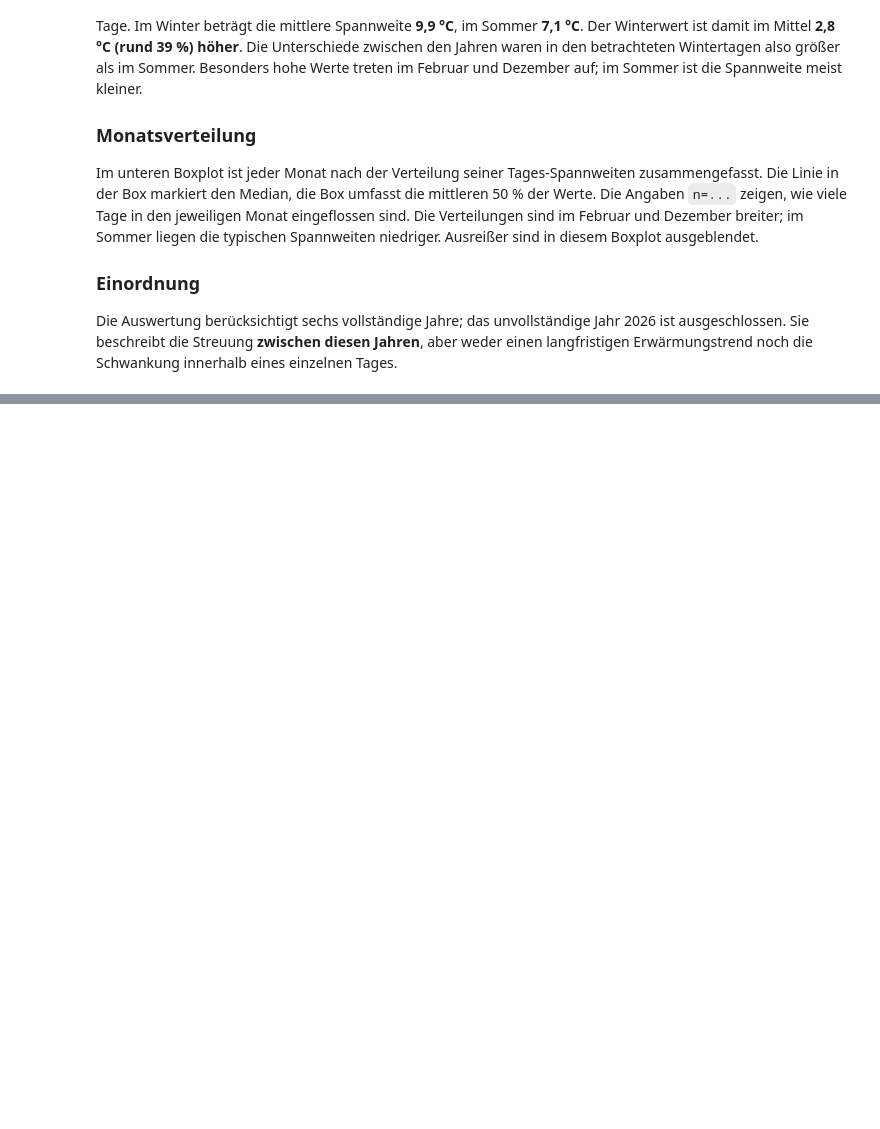
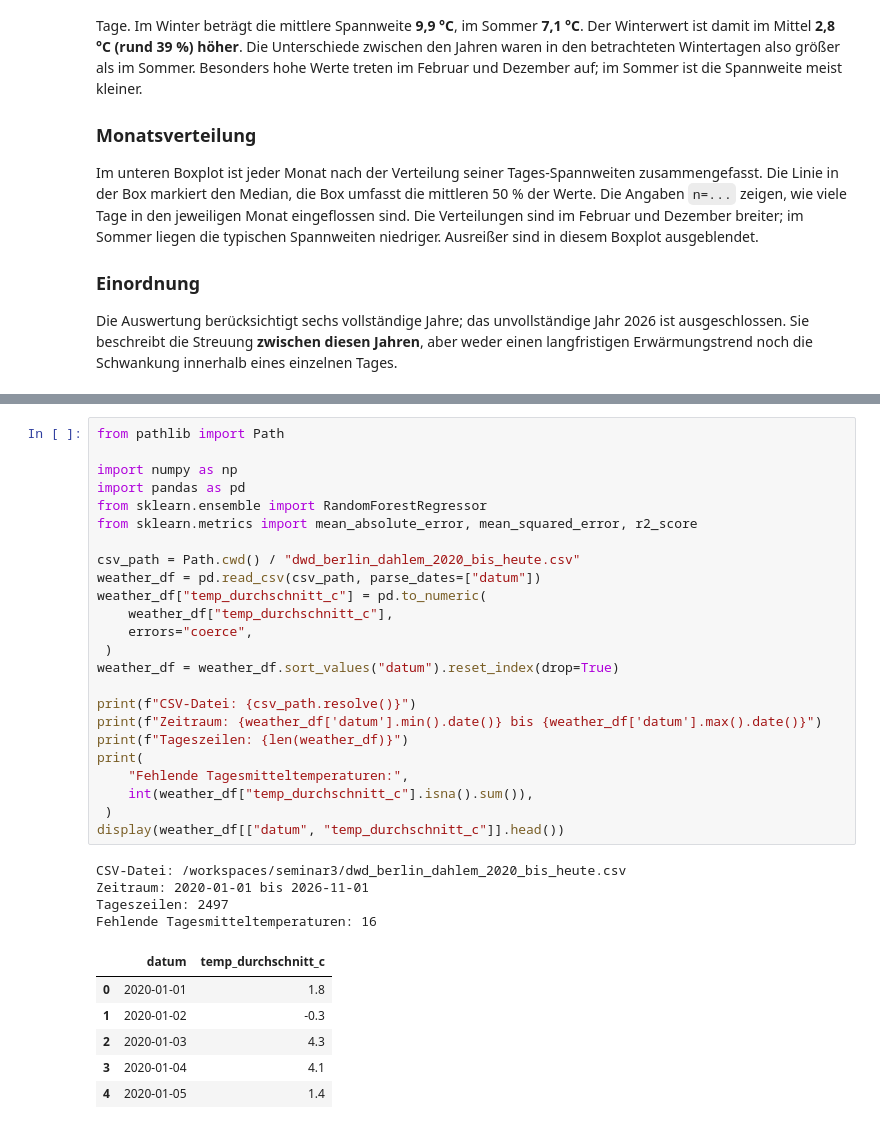
Before and after one commit to JosefineSo/seminar3, a Jupyter notebook: dwd_berlin_wetterdaten_2020_bis_heute.ipynb, the cells around one changed output, grey strips where cells are left out. Drawn from its saved outputs; the diff is of its cells as text; blank space fills up the shorter version.

```diff
--- a/dwd_berlin_wetterdaten_2020_bis_heute.ipynb
+++ b/dwd_berlin_wetterdaten_2020_bis_heute.ipynb
@@ -329,0 +404,35 @@ Die Auswertung berücksichtigt sechs vollständige Jahre; das unvollständige Ja
+# %%
+from pathlib import Path
+
+import numpy as np
+import pandas as pd
+from sklearn.ensemble import RandomForestRegressor
+from sklearn.metrics import mean_absolute_error, mean_squared_error, r2_score
+
+csv_path = Path.cwd() / "dwd_berlin_dahlem_2020_bis_heute.csv"
+weather_df = pd.read_csv(csv_path, parse_dates=["datum"])
+weather_df["temp_durchschnitt_c"] = pd.to_numeric(
+    weather_df["temp_durchschnitt_c"],
+    errors="coerce",
+ )
+weather_df = weather_df.sort_values("datum").reset_index(drop=True)
+
+print(f"CSV-Datei: {csv_path.resolve()}")
+print(f"Zeitraum: {weather_df['datum'].min().date()} bis {weather_df['datum'].max().date()}")
+print(f"Tageszeilen: {len(weather_df)}")
+print(
+    "Fehlende Tagesmitteltemperaturen:",
+    int(weather_df["temp_durchschnitt_c"].isna().sum()),
+ )
+display(weather_df[["datum", "temp_durchschnitt_c"]].head())
+# %% [output]
+CSV-Datei: /workspaces/seminar3/dwd_berlin_dahlem_2020_bis_heute.csv
+Zeitraum: 2020-01-01 bis 2026-11-01
+Tageszeilen: 2497
+Fehlende Tagesmitteltemperaturen: 16
+|  | datum | temp_durchschnitt_c |
+| 0 | 2020-01-01 | 1.8 |
+| 1 | 2020-01-02 | -0.3 |
+| 2 | 2020-01-03 | 4.3 |
+| 3 | 2020-01-04 | 4.1 |
+| 4 | 2020-01-05 | 1.4 |
```
Also changed, not shown: parts of 15 cells of this notebook.
